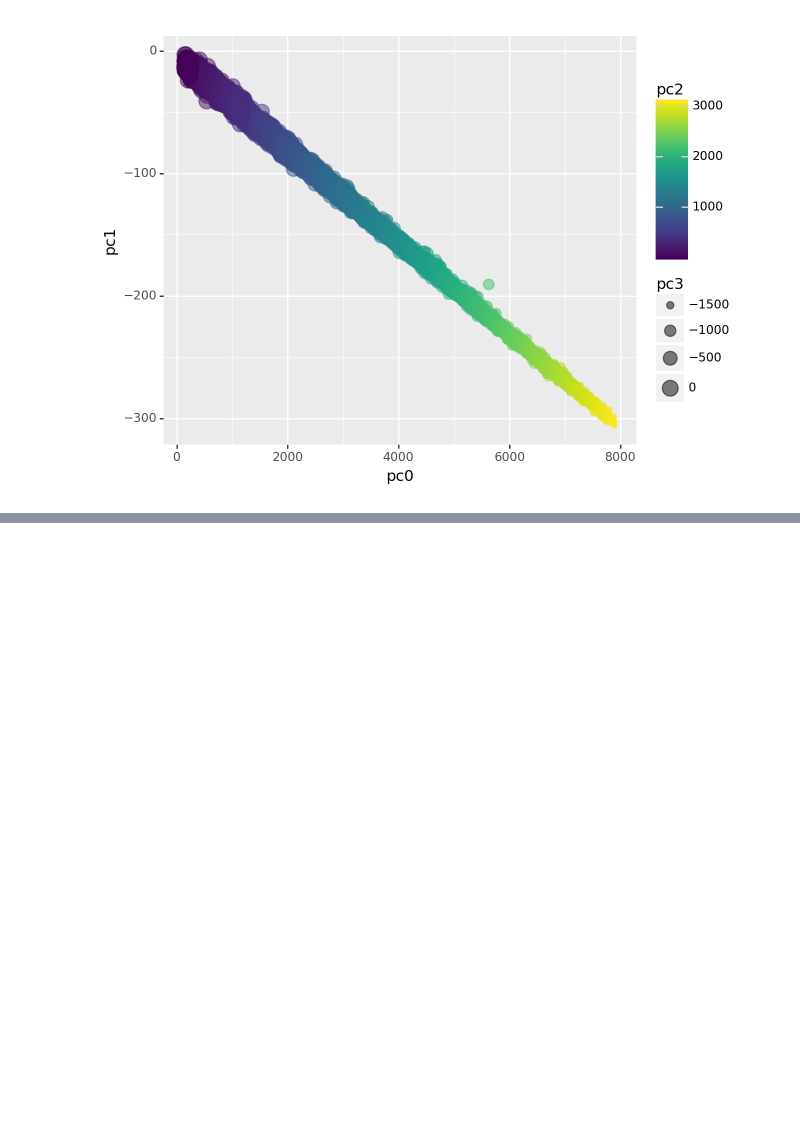
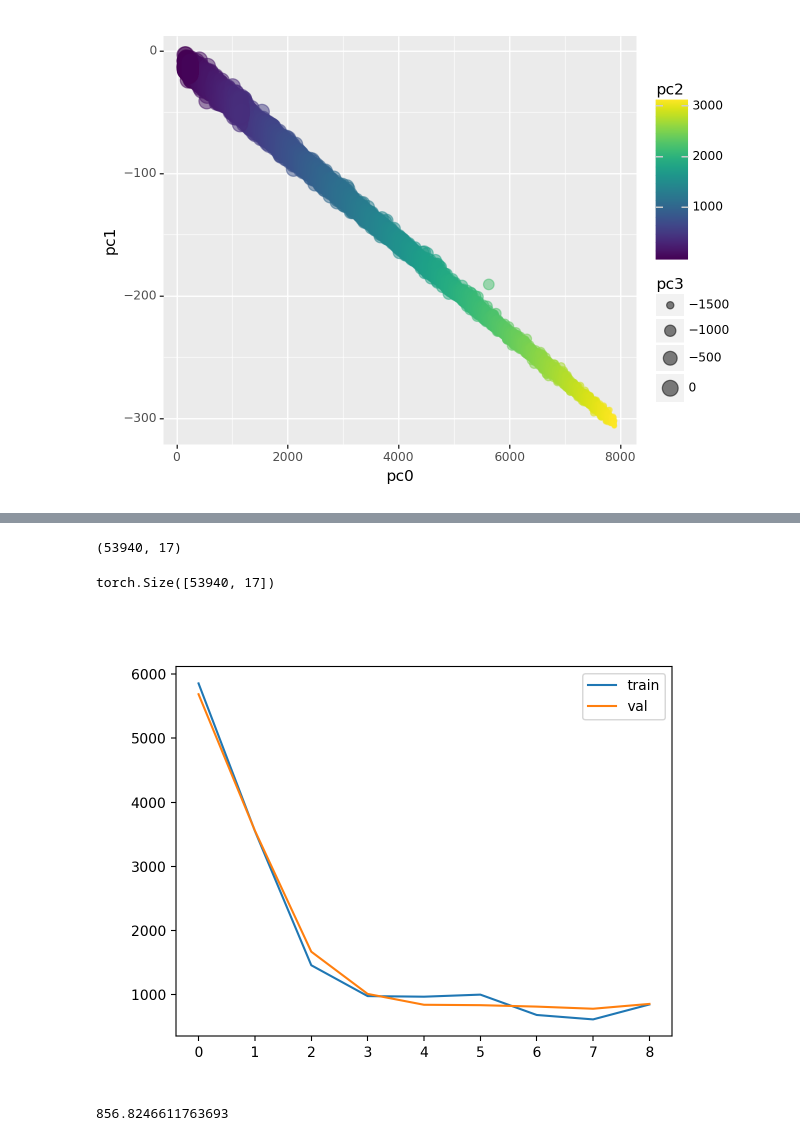
Before and after one commit to ISIPINK/Browsing-Data-Sets, a Jupyter notebook: diamonds/main diamonds.ipynb, the cells around one changed output, grey strips where cells are left out. Drawn from its saved outputs; the diff is of its cells as text; code cells hidden in the pictures; blank space fills up the shorter version.

```diff
--- a/diamonds/main diamonds.ipynb
+++ b/diamonds/main diamonds.ipynb
@@ -247,0 +292,10 @@ results = xgb.cv(
+# %%
+diamonds_encoded = pd.get_dummies(diamonds, columns=['clarity'])
+print(diamonds_encoded.shape)
+diamonds_tensor = torch.tensor(diamonds_encoded.values, dtype=torch.float32)
+# %% [output]
+(53940, 17)
+# %%
+print(diamonds_tensor.shape)
+# %% [output]
+torch.Size([53940, 17])
@@ -247,0 +338,26 @@ results = xgb.cv(
+# %%
+#5th column is price column
+for _ in range(3):
+    for epoch,batch in enumerate(train_dataloader):
+        nn_model.train()
+        y_pred = nn_model(batch[:,[i for i in range(17) if i !=5]]).squeeze()
+        loss = loss_fn(y_pred, batch[:,5])
+        optimizer.zero_grad()
+        loss.backward()
+        optimizer.step()
+        nn_model.eval()
+        with torch.inference_mode():
+            if epoch%200 ==0:
+                val_loss = get_val()
+                losses.append((loss.item(),val_loss))
+# %%
+import matplotlib.pyplot as plt
+train_losses, val_losses = zip(*losses)
+plt.plot(range(len(train_losses)), np.sqrt(train_losses),label="train")
+plt.plot(range(len(val_losses)), np.sqrt(val_losses),label="val")
+plt.legend()
+plt.show()
+print(np.sqrt(val_losses[-1].item()))
+# %% [output]
+[figure, added]
+856.8246611763693
```
Also changed, not shown: parts of 20 cells of this notebook.
